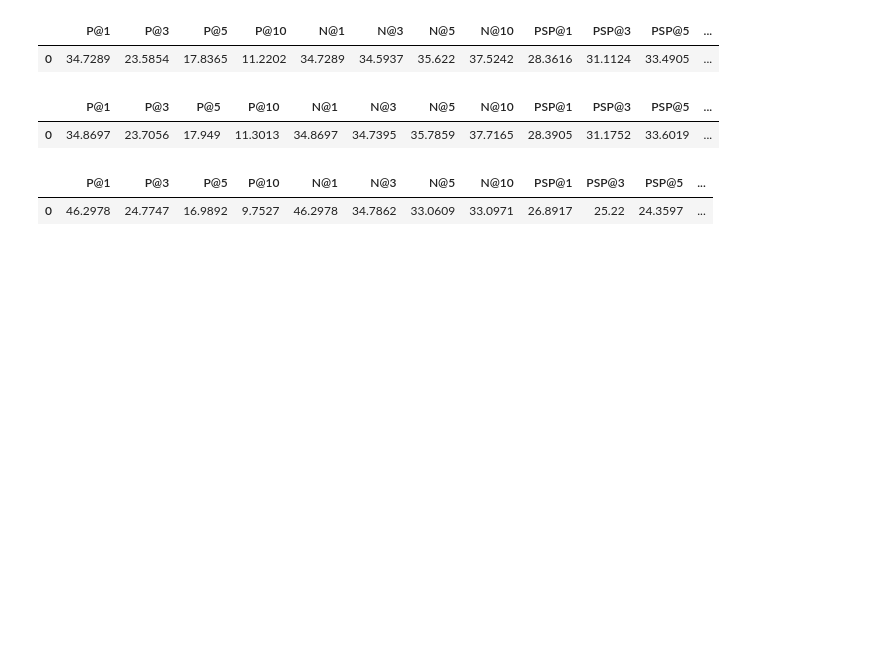
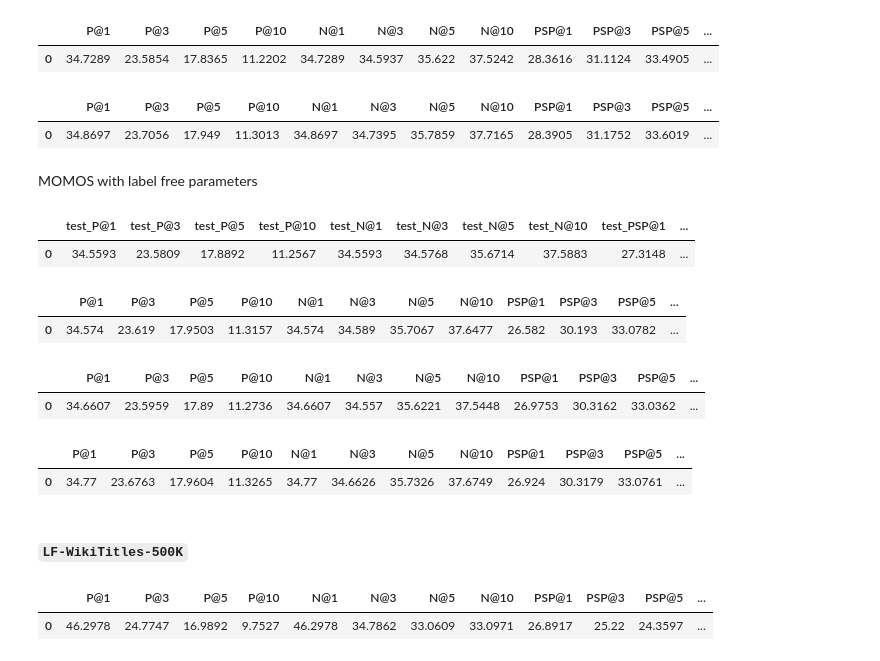
Before and after one commit to suchith720/medic, a Jupyter notebook: nbs/21_experiment-summary.ipynb, the cells around one changed output. Saved outputs shown, nothing was run; the diff lists cells and outputs as text; code cells hidden in the pictures; blank space fills up the shorter version.

```diff
--- a/nbs/21_experiment-summary.ipynb
+++ b/nbs/21_experiment-summary.ipynb
@@ -89,6 +104,38 @@ display_metric(m, remove_prefix=False)
 | 0 | 34.7289 | 23.5854 | 17.8365 | 11.2202 | 34.7289 | 34.5937 | 35.622 | 37.5242 | 28.3616 | 31.1124 | 33.4905 | ... |
 |  | P@1 | P@3 | P@5 | P@10 | N@1 | N@3 | N@5 | N@10 | PSP@1 | PSP@3 | PSP@5 | ... |
 | 0 | 34.8697 | 23.7056 | 17.949 | 11.3013 | 34.8697 | 34.7395 | 35.7859 | 37.7165 | 28.3905 | 31.1752 | 33.6019 | ... |
+# %% [markdown]
+MOMOS with label free parameters
+# %%
+# wikiseealsotitles
+m = {'test_loss': 0.13880760967731476, 'test_P@1': 0.3455933301411148, 'test_P@10': 0.11256738867139694, 'test_P@3': 0.23580918044486146, 'test_P@5': 0.17889192462627143, 'test_N@1': 0.34559333324432373, 'test_N@10': 0.37588298320770264, 'test_N@3': 0.3457682728767395, 'test_N@5': 0.35671377182006836, 'test_PSP@1': 0.2731480377395681, 'test_PSP@10': 0.37831287748250486, 'test_PSP@3': 0.3045179371385043, 'test_PSP@5': 0.33101839515730547, 'test_PSN@1': 0.2731480300426483, 'test_PSN@10': 0.34549975395202637, 'test_PSN@3': 0.303592711687088, 'test_PSN@5': 0.3224858045578003, 'test_R@200': 0.5883004675973333, 'test_R@10': 0.4253953353806101, 'test_R@100': 0.5606670989486862, 'test_runtime': 249.1872, 'test_samples_per_second': 712.376, 'test_steps_per_second': 0.445}
+display_metric(m, remove_prefix=False)
+# %% [output]
+|  | test_P@1 | test_P@3 | test_P@5 | test_P@10 | test_N@1 | test_N@3 | test_N@5 | test_N@10 | test_PSP@1 | ... |
+| 0 | 34.5593 | 23.5809 | 17.8892 | 11.2567 | 34.5593 | 34.5768 | 35.6714 | 37.5883 | 27.3148 | ... |
+# %%
+#wikiseealsotitles
+
+# test_enc + 0.1 * test_teacher_lbl
+m = {'P@1': 0.3457397966369039, 'P@10': 0.11315663465060795, 'P@3': 0.23619036888903086, 'P@5': 0.17950257724717616, 'N@1': 0.34573978, 'N@10': 0.37647694, 'N@3': 0.34588954, 'N@5': 0.35706684, 'PSP@1': 0.26581968379052134, 'PSP@10': 0.38009988096195363, 'PSP@3': 0.3019297011451552, 'PSP@5': 0.33078153248645675, 'PSN@1': 0.2658197, 'PSN@10': 0.3436848, 'PSN@3': 0.30003157, 'PSN@5': 0.32011843, 'R@200': 0.5897441414448573, 'R@10': 0.4263476677361344, 'R@100': 0.5657581126532409}
+display_metric(m, remove_prefix=False)
+
+# test_enc + 0.3 * test_centroid_repr
+m = {'P@1': 0.3466073289581162, 'P@10': 0.11273638847423013, 'P@3': 0.23595940249182376, 'P@5': 0.17889981128373317, 'N@1': 0.34660733, 'N@10': 0.37544808, 'N@3': 0.34557015, 'N@5': 0.35622126, 'PSP@1': 0.2697526286852987, 'PSP@10': 0.3787651868677572, 'PSP@3': 0.3031620565680782, 'PSP@5': 0.3303616532581051, 'PSN@1': 0.26975262, 'PSN@10': 0.34342948, 'PSN@3': 0.30130962, 'PSN@5': 0.32033402, 'R@200': 0.5889598576234476, 'R@10': 0.4241019992351705, 'R@100': 0.5610814652370958}
+display_metric(m, remove_prefix=False)
+
+# test_clf + 0.3 * test_centroid_fused_repr
+m = {'P@1': 0.3477001943497733, 'P@10': 0.1132653578570984, 'P@3': 0.23676309044307903, 'P@5': 0.17960397712887305, 'N@1': 0.3477002, 'N@10': 0.37674916, 'N@3': 0.34662637, 'N@5': 0.3573256, 'PSP@1': 0.26924047260349043, 'PSP@10': 0.3797114708921244, 'PSP@3': 0.30317940109615243, 'PSP@5': 0.3307606466564331, 'PSN@1': 0.2692405, 'PSN@10': 0.34374052, 'PSN@3': 0.3012267, 'PSN@5': 0.32040554, 'R@200': 0.5893389828583787, 'R@10': 0.4257242655332759, 'R@100': 0.5620440676676194}
+display_metric(m, remove_prefix=False)
+# %% [output]
+|  | P@1 | P@3 | P@5 | P@10 | N@1 | N@3 | N@5 | N@10 | PSP@1 | PSP@3 | PSP@5 | ... |
+| 0 | 34.574 | 23.619 | 17.9503 | 11.3157 | 34.574 | 34.589 | 35.7067 | 37.6477 | 26.582 | 30.193 | 33.0782 | ... |
+|  | P@1 | P@3 | P@5 | P@10 | N@1 | N@3 | N@5 | N@10 | PSP@1 | PSP@3 | PSP@5 | ... |
+| 0 | 34.6607 | 23.5959 | 17.89 | 11.2736 | 34.6607 | 34.557 | 35.6221 | 37.5448 | 26.9753 | 30.3162 | 33.0362 | ... |
+|  | P@1 | P@3 | P@5 | P@10 | N@1 | N@3 | N@5 | N@10 | PSP@1 | PSP@3 | PSP@5 | ... |
+| 0 | 34.77 | 23.6763 | 17.9604 | 11.3265 | 34.77 | 34.6626 | 35.7326 | 37.6749 | 26.924 | 30.3179 | 33.0761 | ... |
+# %% [markdown]
+#### `LF-WikiTitles-500K`
 # %%
 # wikititles run::1
 m = {'test_loss': 0.06967095285654068, 'test_P@1': 0.4629782977328027, 'test_P@10': 0.09752674027060981, 'test_P@3': 0.2477470293199689, 'test_P@5': 0.16989217128495665, 'test_N@1': 0.4629783034324646, 'test_N@10': 0.3309706151485443, 'test_N@3': 0.34786248207092285, 'test_N@5': 0.33060941100120544, 'test_PSP@1': 0.2689172497073804, 'test_PSP@10': 0.24868763014515857, 'test_PSP@3': 0.25220004154671294, 'test_PSP@5': 0.24359712211063567, 'test_PSN@1': 0.2689172625541687, 'test_PSN@10': 0.3140500485897064, 'test_PSN@3': 0.27733322978019714, 'test_PSN@5': 0.29243215918540955, 'test_R@200': 0.45237561830988215, 'test_R@10': 0.32226054502319607, 'test_R@100': 0.42211712448585054, 'test_runtime': 1703.2392, 'test_samples_per_second': 460.149, 'test_steps_per_second': 0.575}
```
Also changed, not shown: parts of 17 cells of this notebook, 2 other files.
